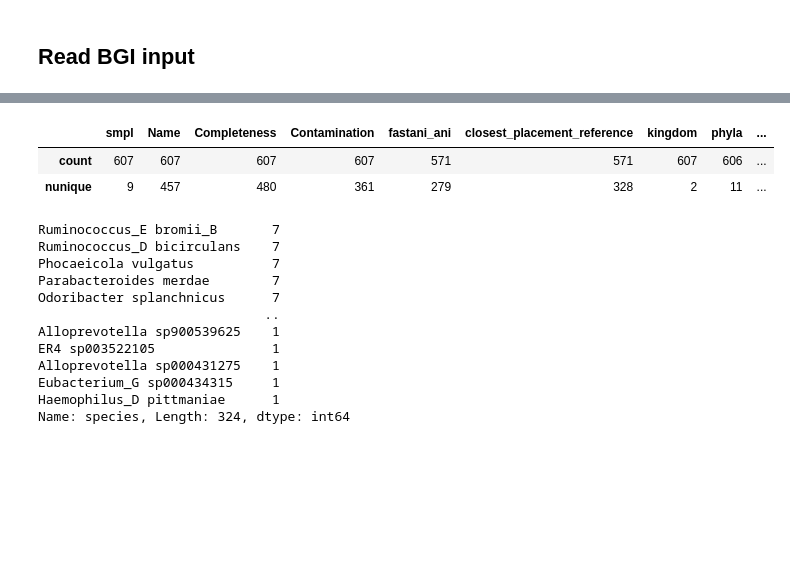
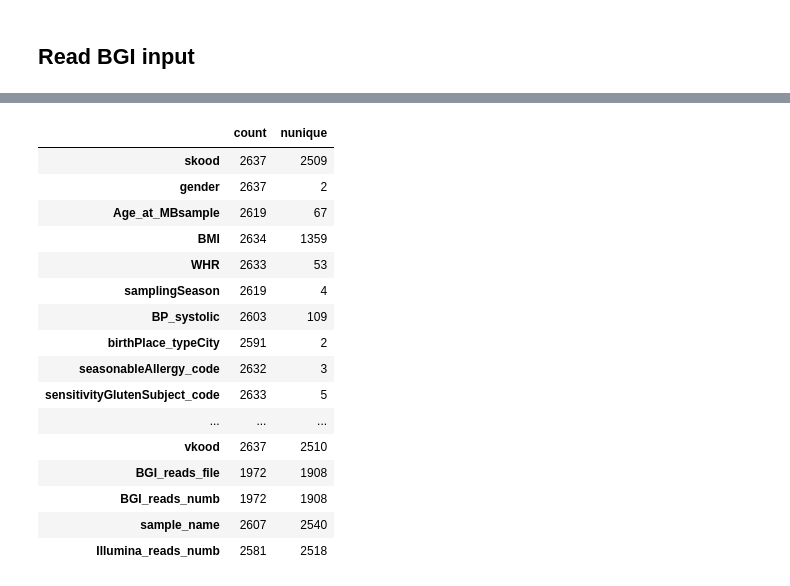
Before and after one commit to Chartiza/2023_TwoSamples_Sets, a Jupyter notebook: Two_sets.ipynb, the cells around one changed output, grey strips where cells are left out. Saved outputs shown, nothing was run; the diff lists cells and outputs as text; code cells hidden in the pictures; blank space fills up the shorter version.

```diff
--- a/Two_sets.ipynb
+++ b/Two_sets.ipynb
@@ -58,0 +11,13 @@ results.head(2)
+# %%
+# input BGI
+bgi = pd.read_csv('input/ReadsNumb_BGI.csv')
+bgi['sample_name'] = bgi['name'].str.split('_').str[1]
+bgi.rename(columns={"name": "BGI_reads_file", "reads_numb": "BGI_reads_numb"}, inplace=True)
+# inpu Illumina
+ill = pd.read_csv('input/ReadsNumb_FS.csv')
+ill.rename(columns={"nameS": "sample_name", "reads_numb": "Illumina_reads_numb"}, inplace=True)
+# merge
+rn = bgi.merge(ill, on='sample_name', how='outer')
+rn.to_excel('results/ReadsNumb_both_sets.xlsx', index=False)
+
+rn.head()
@@ -58,0 +39,11 @@ results.head(2)
+# %%
+#meta = pd.read_excel('input/MataData.xlsx')
+meta = meta[['skood', 'gender', 'Age_at_MBsample', 'BMI', 'WHR','samplingSeason', 'BP_systolic', 'birthPlace_typeCity','seasonableAllergy_code',
+             'sensitivityGlutenSubject_code','sensitivityLactoseSubject_code','hasPets','alcohol_has_used','has_smoked_lastYear',
+             'doesPhysicalExercise','mental_health_status_ok','health_status_ok','antibiotics_history_cont','antidepressants_history_cont']]
+
+sv = pd.read_excel('input/scode_vcode.xlsx')
+meta = meta.merge(sv, on='skood', how='left')
+meta.to_excel('results/meta.xlsx', index=False)
+
+meta.head()
@@ -58,0 +67,6 @@ results.head(2)
+# %%
+# merge meta and rn
+mrg = meta.merge(rn, left_on='vkood', right_on='sample_name', how='outer')
+mrg.to_excel('results/meta_rn.xlsx', index=False)
+
+mrg.head()
@@ -59,21 +81,20 @@ results.head(2)
 # %%
-results.aggregate(['count','nunique'])
+mrg.aggregate(['count','nunique']).T
 # %% [output]
-|  | smpl | Name | Completeness | Contamination | fastani_ani | closest_placement_reference | kingdom | phyla | ... |
-| count | 607 | 607 | 607 | 607 | 571 | 571 | 607 | 606 | ... |
-| nunique | 9 | 457 | 480 | 361 | 279 | 328 | 2 | 11 | ... |
+|  | count | nunique |
+| skood | 2637 | 2509 |
+| gender | 2637 | 2 |
+| Age_at_MBsample | 2619 | 67 |
+| BMI | 2634 | 1359 |
+| WHR | 2633 | 53 |
+| samplingSeason | 2619 | 4 |
+| BP_systolic | 2603 | 109 |
+| birthPlace_typeCity | 2591 | 2 |
+| seasonableAllergy_code | 2632 | 3 |
+| sensitivityGlutenSubject_code | 2633 | 5 |
+| ... | ... | ... |
+| vkood | 2637 | 2510 |
+| BGI_reads_file | 1972 | 1908 |
+| BGI_reads_numb | 1972 | 1908 |
+| sample_name | 2607 | 2540 |
+| Illumina_reads_numb | 2581 | 2518 |
-# %%
-results['species'].value_counts()
-# %% [output]
-Ruminococcus_E bromii_B       7
-Ruminococcus_D bicirculans    7
-Phocaeicola vulgatus          7
-Parabacteroides merdae        7
-Odoribacter splanchnicus      7
-                             ..
-Alloprevotella sp900539625    1
-ER4 sp003522105               1
-Alloprevotella sp000431275    1
-Eubacterium_G sp000434315     1
-Haemophilus_D pittmaniae      1
-Name: species, Length: 324, dtype: int64
```
Also changed, not shown: parts of 21 cells of this notebook.
